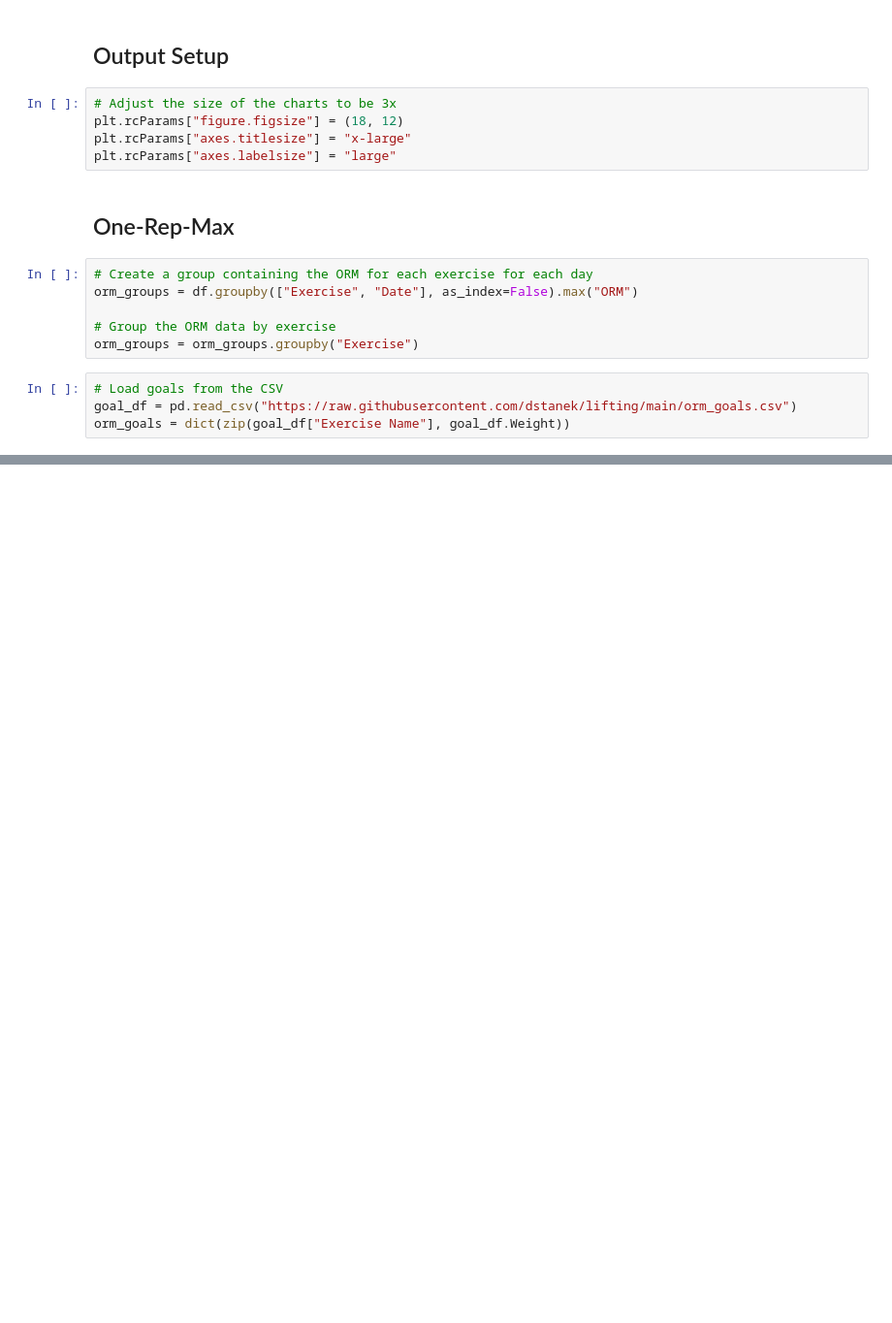
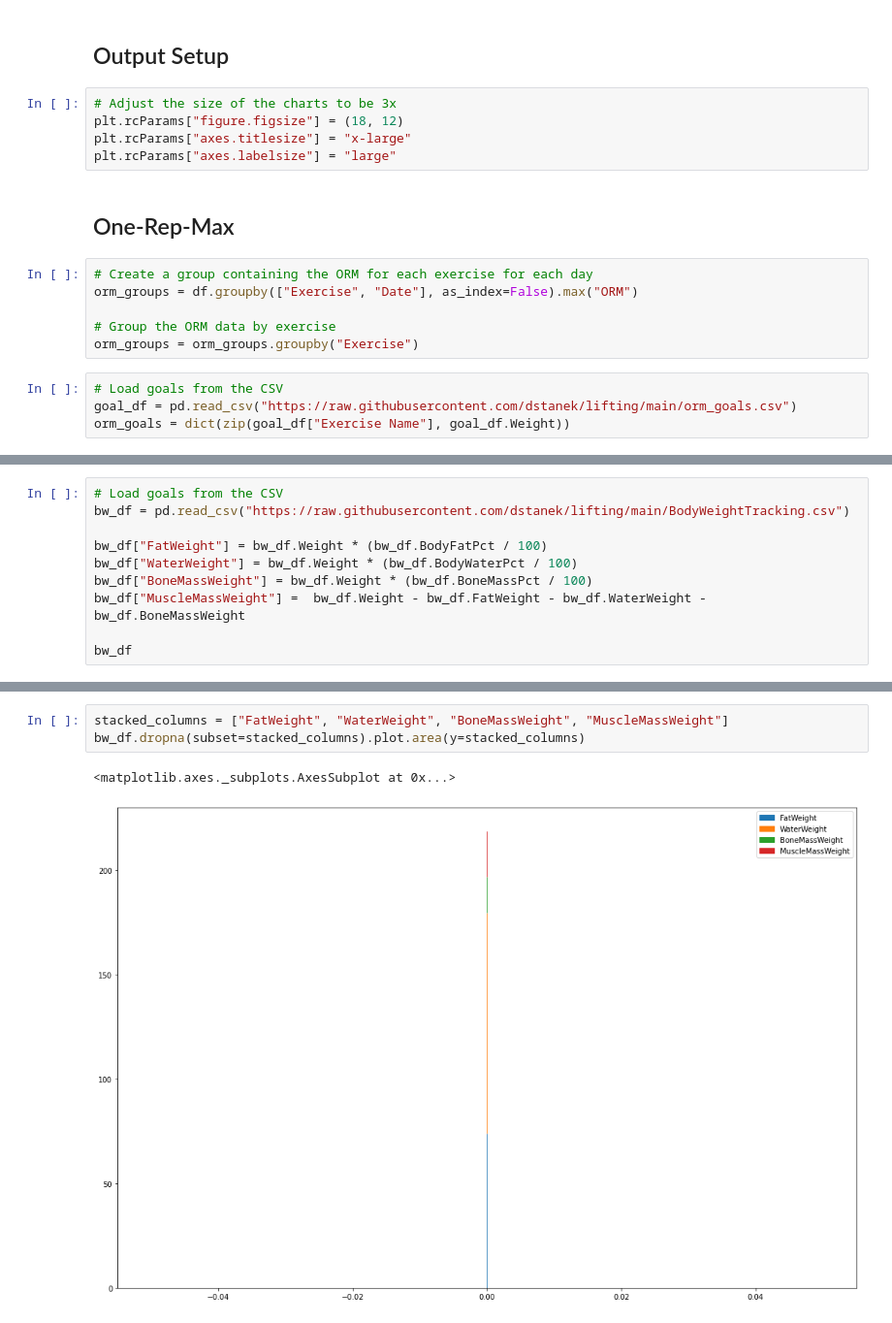
Before and after one commit to dstanek/lifting, a Jupyter notebook: Lifting_Progress.ipynb, the cells around one changed output, grey strips where cells are left out. Shown: that part at 97% size. Cells and saved outputs as stored; diff of their text form; blank space fills up the shorter version.

```diff
--- a/Lifting_Progress.ipynb
+++ b/Lifting_Progress.ipynb
@@ -177,0 +166,10 @@ Bent Over Row (Barbell) One-Rep-Max Analysis
+# %%
+# Load goals from the CSV
+bw_df = pd.read_csv("https://raw.githubusercontent.com/dstanek/lifting/main/BodyWeightTracking.csv")
+
+bw_df["FatWeight"] = bw_df.Weight * (bw_df.BodyFatPct / 100)
+bw_df["WaterWeight"] = bw_df.Weight * (bw_df.BodyWaterPct / 100)
+bw_df["BoneMassWeight"] = bw_df.Weight * (bw_df.BoneMassPct / 100)
+bw_df["MuscleMassWeight"] =  bw_df.Weight - bw_df.FatWeight - bw_df.WaterWeight - bw_df.BoneMassWeight
+
+bw_df
@@ -177,0 +190,6 @@ Bent Over Row (Barbell) One-Rep-Max Analysis
+# %%
+stacked_columns = ["FatWeight", "WaterWeight", "BoneMassWeight", "MuscleMassWeight"]
+bw_df.dropna(subset=stacked_columns).plot.area(y=stacked_columns)
+# %% [output]
+<matplotlib.axes._subplots.AxesSubplot at 0x...>
+[figure, added]
```
Also changed, not shown: parts of 11 cells of this notebook.
